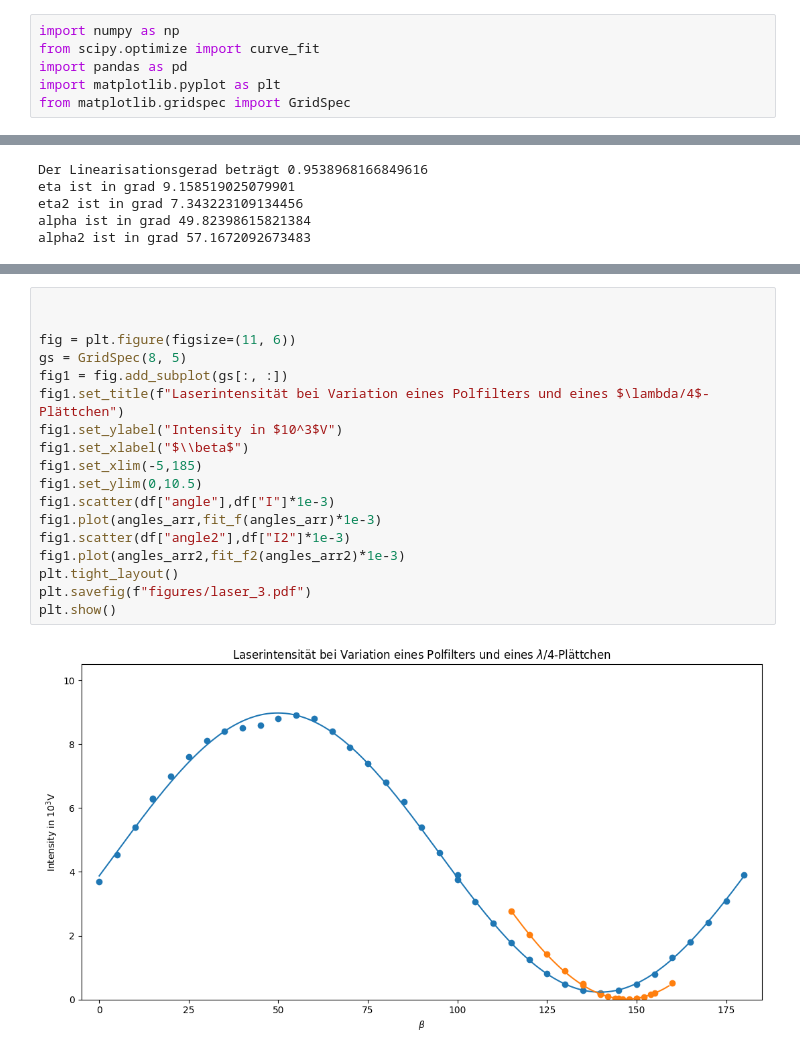
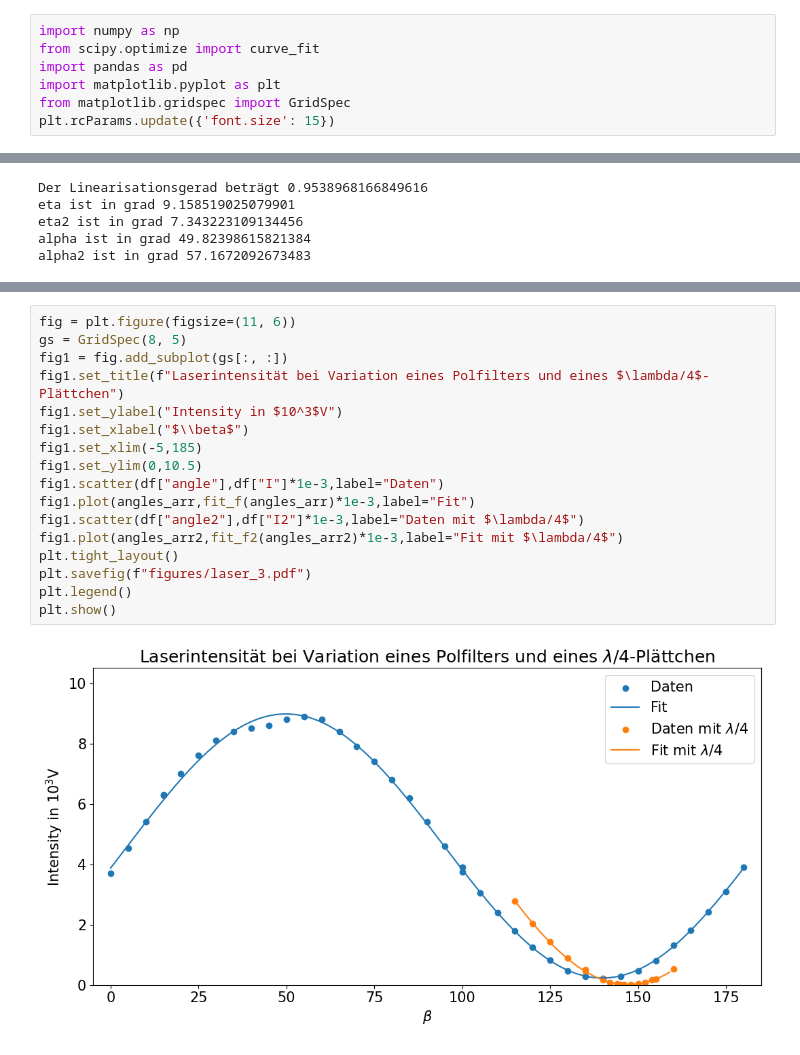
Before and after one commit to hannes-ebe/F-Prak-B, a Jupyter notebook: MOKE/laser.ipynb, the cells around one changed output, grey strips where cells are left out. Drawn from its saved outputs; the diff is of its cells as text.

```diff
--- a/MOKE/laser.ipynb
+++ b/MOKE/laser.ipynb
@@ -6,6 +6,7 @@ from scipy.optimize import curve_fit
 import pandas as pd
 import matplotlib.pyplot as plt
 from matplotlib.gridspec import GridSpec
+plt.rcParams.update({'font.size': 15})
 # %%
 df=pd.read_excel("data/laser.ods",dtype=float)
 df["I"]*=10**(df["nd"])
@@ -46,20 +85,19 @@ alpha2 ist in grad 57.1672092673483
 # %%
-
-
 fig = plt.figure(figsize=(11, 6))
 gs = GridSpec(8, 5)
 fig1 = fig.add_subplot(gs[:, :])
 fig1.set_title(f"Laserintensität bei Variation eines Polfilters und eines $\lambda/4$-Plättchen")
 fig1.set_ylabel("Intensity in $10^3$V")
 fig1.set_xlabel("$\\beta$")
 fig1.set_xlim(-5,185)
 fig1.set_ylim(0,10.5)
-fig1.scatter(df["angle"],df["I"]*1e-3)
-fig1.plot(angles_arr,fit_f(angles_arr)*1e-3)
-fig1.scatter(df["angle2"],df["I2"]*1e-3)
-fig1.plot(angles_arr2,fit_f2(angles_arr2)*1e-3)
+fig1.scatter(df["angle"],df["I"]*1e-3,label="Daten")
+fig1.plot(angles_arr,fit_f(angles_arr)*1e-3,label="Fit")
+fig1.scatter(df["angle2"],df["I2"]*1e-3,label="Daten mit $\lambda/4$")
+fig1.plot(angles_arr2,fit_f2(angles_arr2)*1e-3,label="Fit mit $\lambda/4$")
 plt.tight_layout()
 plt.savefig(f"figures/laser_3.pdf")
+plt.legend()
 plt.show()
 # %% [output]
-[figure, old version]
+[figure, new version]
```
Also changed, not shown: parts of 2 cells of this notebook, 1 other file.
